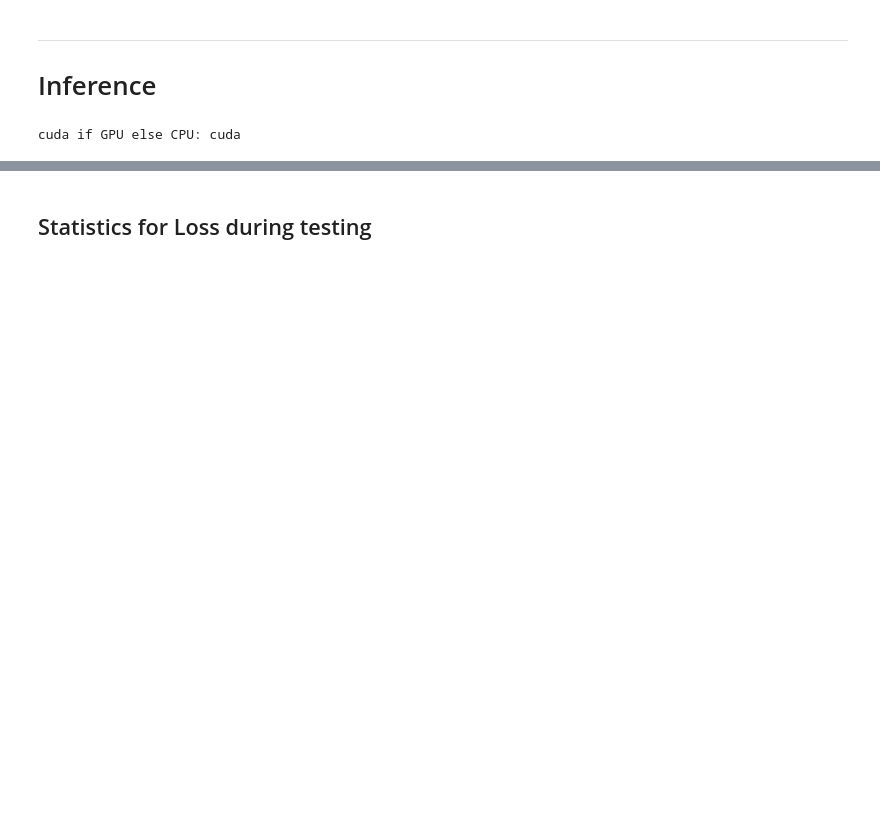
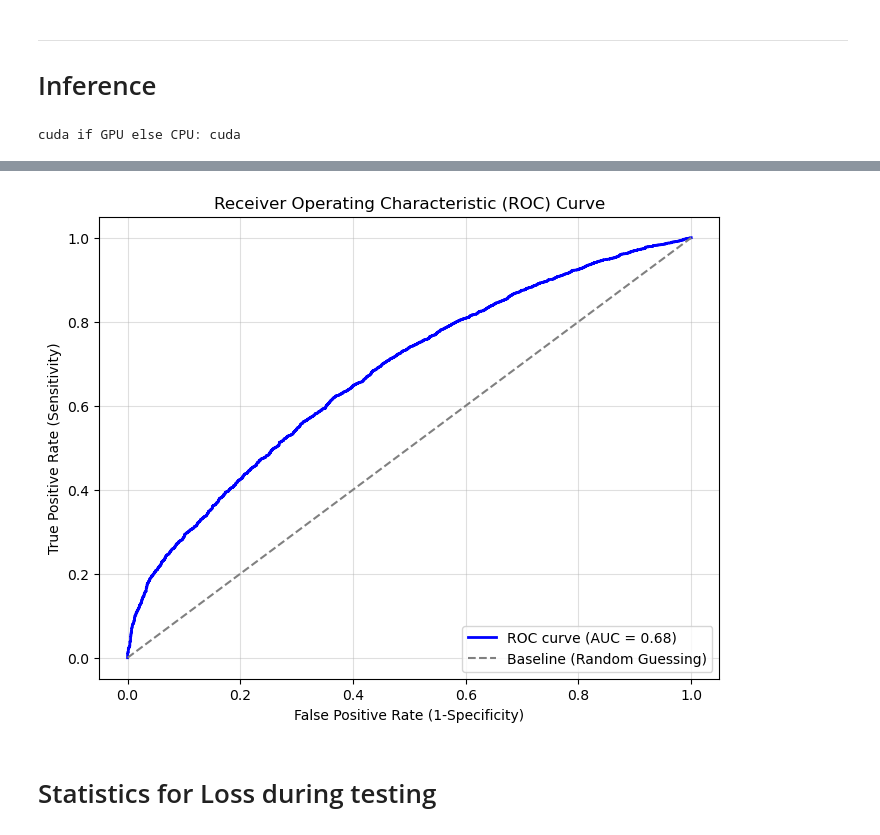
Before and after one commit to Alii-Mir/Deep-Signature-Verification, a Jupyter notebook: siamese-net/train-test.ipynb, the cells around one changed output, grey strips where cells are left out. Cells and saved outputs as stored; diff of their text form; code cells hidden in the pictures; blank space fills up the shorter version.

```diff
--- a/siamese-net/train-test.ipynb
+++ b/siamese-net/train-test.ipynb
@@ -463,3 +648,44 @@ TN: 1399.000 | FP: 0.000 | FN: 0.000 | TP: 2240.000
+# %%
+from sklearn.metrics import roc_curve, auc
+
+# Initialize lists to store probs and labels
+all_probs = []
+all_labels = []
+
+model.eval()  # Set model to evaluation mode
+with torch.no_grad():
+    for i, data in enumerate(test_dataloader, 0):
+        x0, x1, label = data
+        x0, x1, label = x0.to(device), x1.to(device), label.to(device)
+
+        # Forward pass: our model outputs a probability already (due to Sigmoid)
+        output = model(x0, x1)
+        prob = output.squeeze().cpu().numpy()  # Convert to a scalar or 1D numpy array
+
+        # Store probability and label
+        all_probs.append(prob)
+        all_labels.append(label.cpu().item())
+
+# Convert lists to numpy arrays
+all_probs = np.array(all_probs)
+all_labels = np.array(all_labels)
+
+# Compute ROC curve and AUC
+fpr, tpr, roc_thresholds = roc_curve(all_labels, all_probs)
+roc_auc = auc(fpr, tpr)
+
+# Plot the ROC curve
+plt.figure(figsize=(8, 6))
+plt.plot(fpr, tpr, color='blue', lw=2, label=f"ROC curve (AUC = {roc_auc:.2f})")
+plt.plot([0, 1], [0, 1], color='gray', linestyle='--', label="Baseline (Random Guessing)")
+plt.xlabel("False Positive Rate (1-Specificity)")
+plt.ylabel("True Positive Rate (Sensitivity)")
+plt.title("Receiver Operating Characteristic (ROC) Curve")
+plt.legend(loc="lower right")
+plt.grid(alpha=0.4)
+plt.show()
+# %% [output]
+[figure, added]
 # %% [markdown]
-## Statistics for Loss during testing
+# Statistics for Loss during testing
 # %%
```
Also changed, not shown: parts of 22 cells of this notebook, 2 other files.
